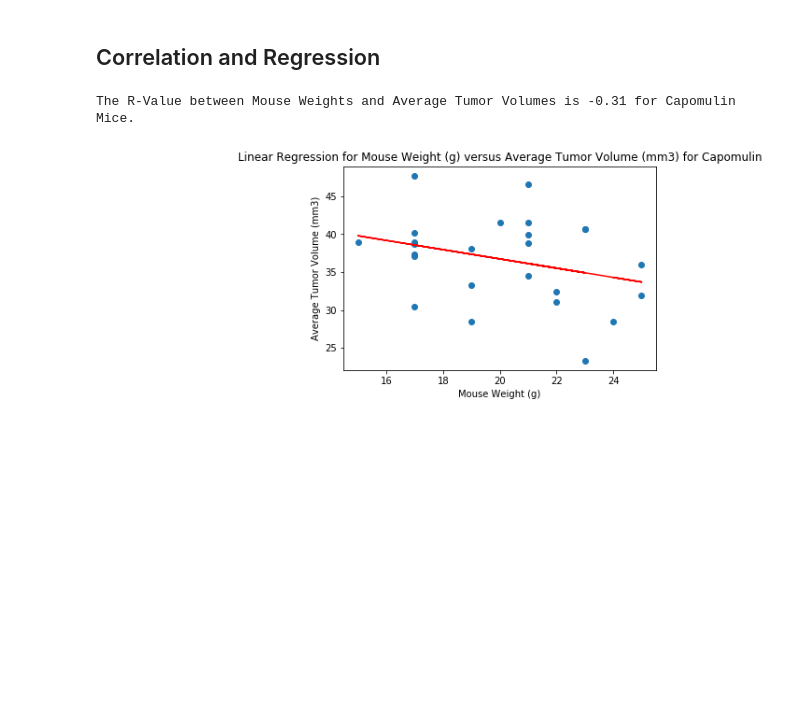
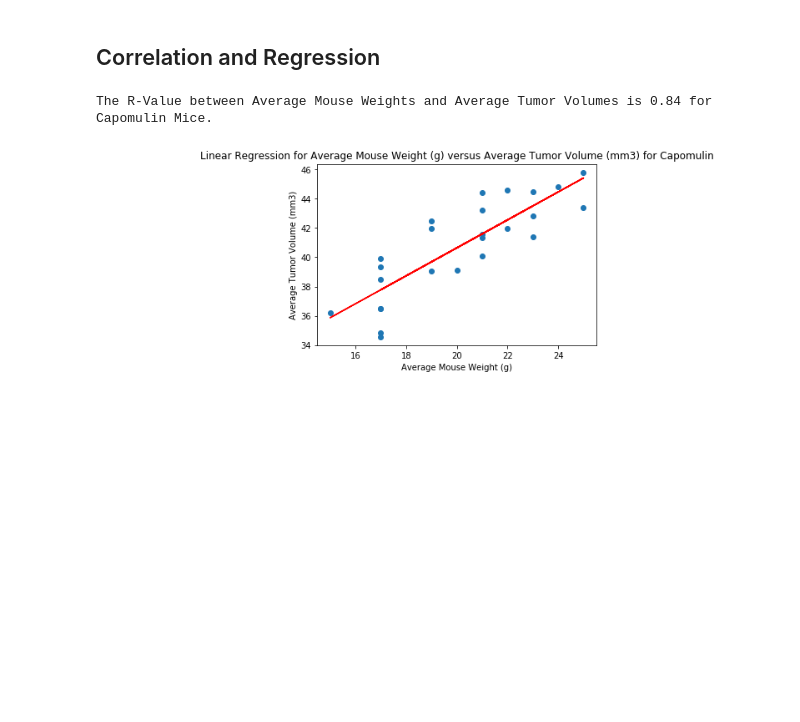
Before and after one commit to blt1339/matplotlib-challenge, a Jupyter notebook: Pymaceuticals/pymaceuticals.ipynb, the cells around one changed output. Cells and saved outputs as stored; diff of their text form; code cells hidden in the pictures; blank space fills up the shorter version.

```diff
--- a/Pymaceuticals/pymaceuticals.ipynb
+++ b/Pymaceuticals/pymaceuticals.ipynb
@@ -404,21 +569,23 @@ plt.show()
 # %%
 # Calculate the correlation coefficient and linear regression model
 # for mouse weight and average tumor volume for the Capomulin regimen
-x_axis = capomulin_records_df['Weight (g)']
-y_axis = capomulin_records_df.groupby('Mouse ID').mean()['Tumor Volume (mm3)']
+capomulin_scatter_df = cleaned_combined_mouse_df.loc[cleaned_combined_mouse_df['Drug Regimen'] == "Capomulin"]
+avg_capomulin_scatter_df = capomulin_scatter_df.groupby('Mouse ID').mean()
+x_axis = avg_capomulin_scatter_df['Weight (g)']
+y_axis = avg_capomulin_scatter_df['Tumor Volume (mm3)']
 (slope, intercept, rvalue, pvalue, stderr) = linregress(x_axis, y_axis)
-print(f"The R-Value between Mouse Weights and Average Tumor Volumes is {round(rvalue,2)} for Capomulin Mice.")
+print(f"The R-Value between Average Mouse Weights and Average Tumor Volumes is {round(rvalue,2)} for Capomulin Mice.")
 
 
 regress_values = x_axis * slope + intercept
 line_eq = "y = " + str(round(slope,2)) + "x + " + str(round(intercept,2))
 plt.scatter(x_axis,y_axis)
 plt.plot(x_axis,regress_values,"r-")
 plt.annotate(line_eq,(6,10),fontsize=15,color="red")
-plt.xlabel('Mouse Weight (g)')
+plt.xlabel('Average Mouse Weight (g)')
 plt.ylabel('Average Tumor Volume (mm3)')
-plt.title('Linear Regression for Mouse Weight (g) versus Average Tumor Volume (mm3) for Capomulin')
+plt.title('Linear Regression for Average Mouse Weight (g) versus Average Tumor Volume (mm3) for Capomulin')
 plt.show()
 # %% [output]
-The R-Value between Mouse Weights and Average Tumor Volumes is -0.31 for Capomulin Mice.
+The R-Value between Average Mouse Weights and Average Tumor Volumes is 0.84 for Capomulin Mice.
-[figure, old version]
+[figure, new version]
```
Also changed, not shown: parts of 11 cells of this notebook.
